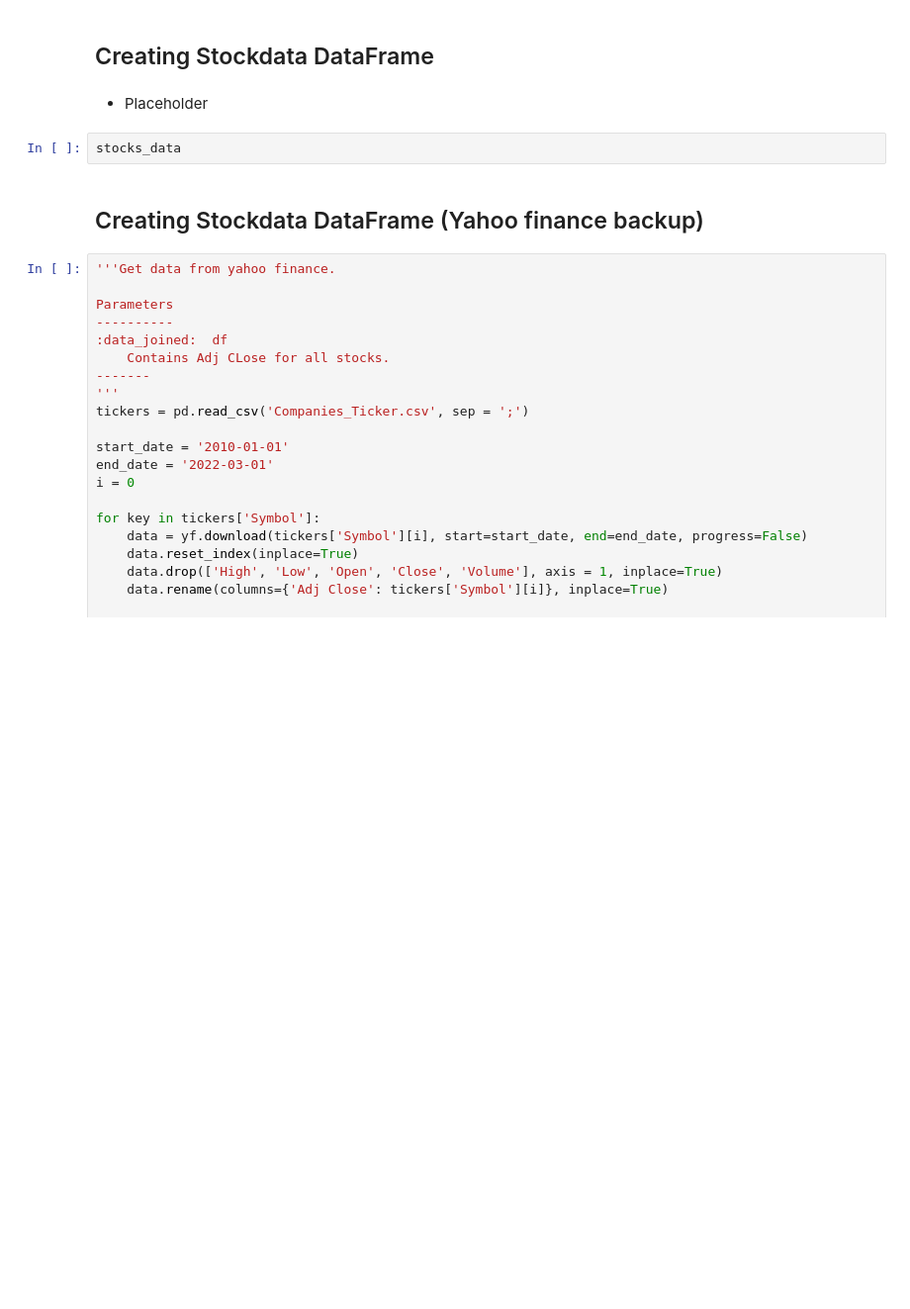
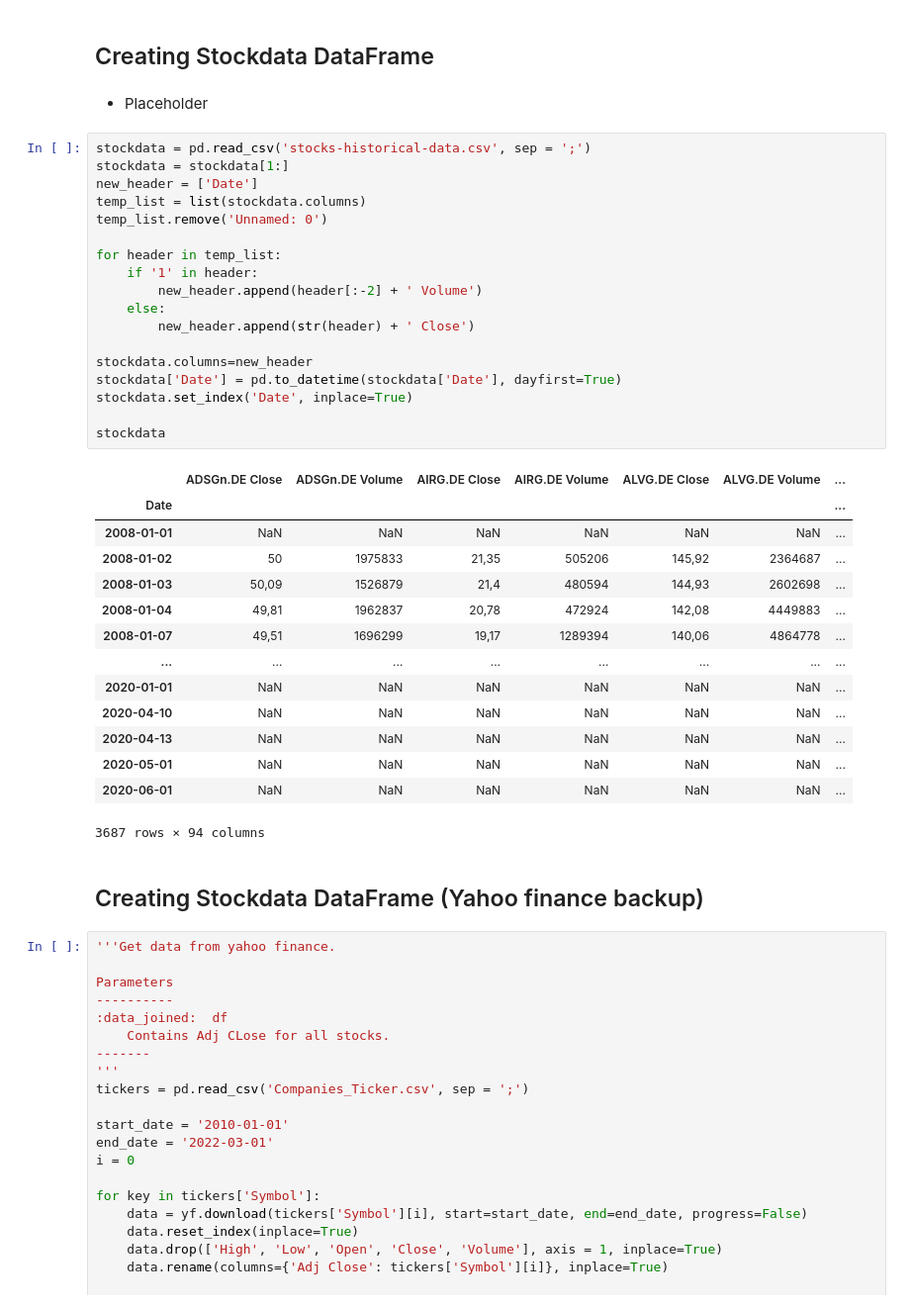
Before and after one commit to LarsWrede/GFSM, a Jupyter notebook: Index Revision and Stock Returns.ipynb, the cells around one changed output. Shown at 99% size. Saved outputs shown, nothing was run; the diff lists cells and outputs as text; blank space fills up the shorter version.

```diff
--- a/Index Revision and Stock Returns.ipynb
+++ b/Index Revision and Stock Returns.ipynb
@@ -119,8 +119,39 @@ info_df
 ## Creating Stockdata DataFrame <a class="anchor" id="2-bullet"></a>
 # %% [markdown]
 * Placeholder
-# %%
-stocks_data
+# %%
+stockdata = pd.read_csv('stocks-historical-data.csv', sep = ';')
+stockdata = stockdata[1:]
+new_header = ['Date']
+temp_list = list(stockdata.columns)
+temp_list.remove('Unnamed: 0')
+
+for header in temp_list:
+    if '1' in header:
+        new_header.append(header[:-2] + ' Volume')
+    else:
+        new_header.append(str(header) + ' Close')
+
+stockdata.columns=new_header
+stockdata['Date'] = pd.to_datetime(stockdata['Date'], dayfirst=True)
+stockdata.set_index('Date', inplace=True)
+
+stockdata
+# %% [output]
+|  | ADSGn.DE Close | ADSGn.DE Volume | AIRG.DE Close | AIRG.DE Volume | ALVG.DE Close | ALVG.DE Volume | ... |
+| Date |  |  |  |  |  |  | ... |
+| 2008-01-01 | NaN | NaN | NaN | NaN | NaN | NaN | ... |
+| 2008-01-02 | 50 | 1975833 | 21,35 | 505206 | 145,92 | 2364687 | ... |
+| 2008-01-03 | 50,09 | 1526879 | 21,4 | 480594 | 144,93 | 2602698 | ... |
+| 2008-01-04 | 49,81 | 1962837 | 20,78 | 472924 | 142,08 | 4449883 | ... |
+| 2008-01-07 | 49,51 | 1696299 | 19,17 | 1289394 | 140,06 | 4864778 | ... |
+| ... | ... | ... | ... | ... | ... | ... | ... |
+| 2020-01-01 | NaN | NaN | NaN | NaN | NaN | NaN | ... |
+| 2020-04-10 | NaN | NaN | NaN | NaN | NaN | NaN | ... |
+| 2020-04-13 | NaN | NaN | NaN | NaN | NaN | NaN | ... |
+| 2020-05-01 | NaN | NaN | NaN | NaN | NaN | NaN | ... |
+| 2020-06-01 | NaN | NaN | NaN | NaN | NaN | NaN | ... |
+3687 rows × 94 columns
 # %% [markdown]
 ## Creating Stockdata DataFrame (Yahoo finance backup) <a class="anchor" id="2-bullet"></a>
 # %%
```
Also changed, not shown: parts of 6 cells of this notebook, 10 other files.
